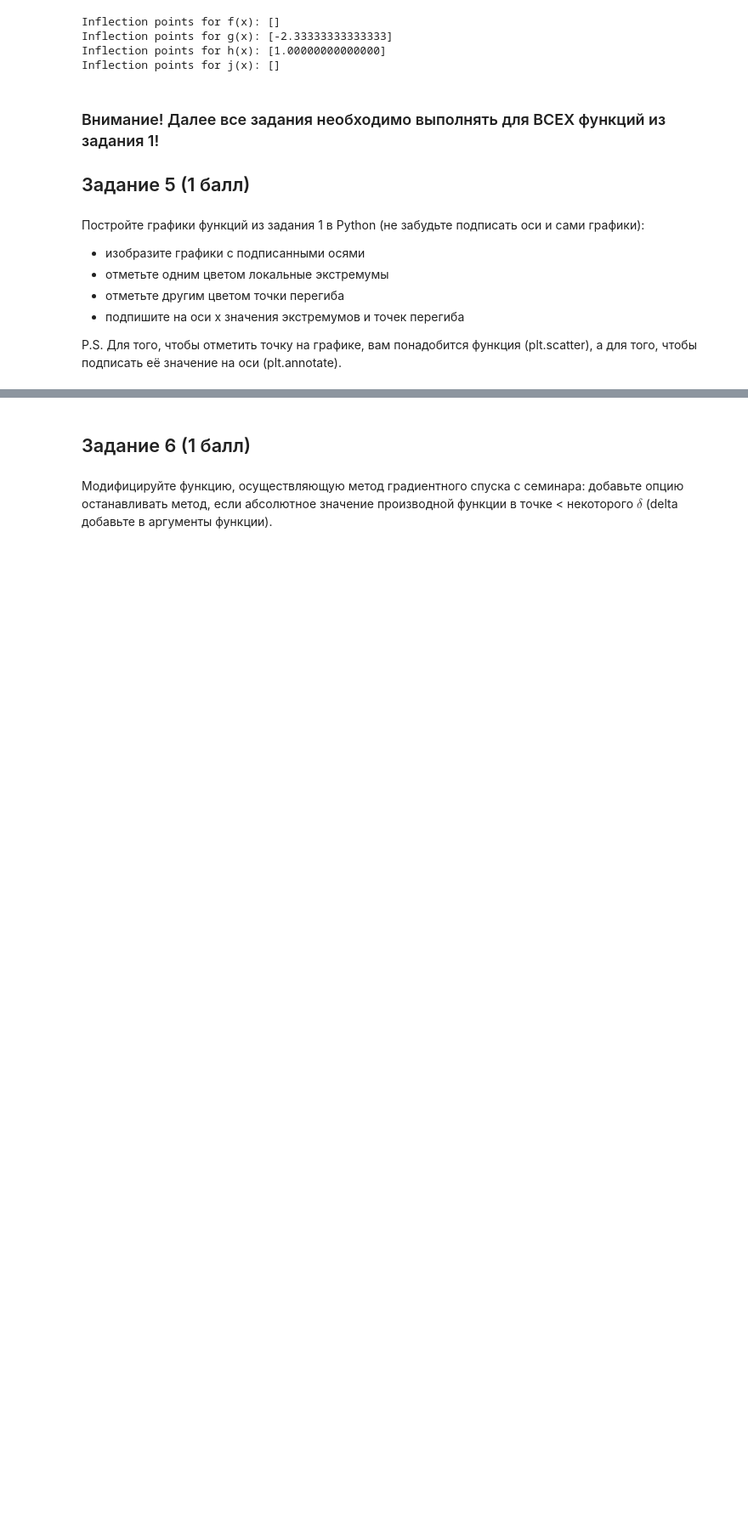
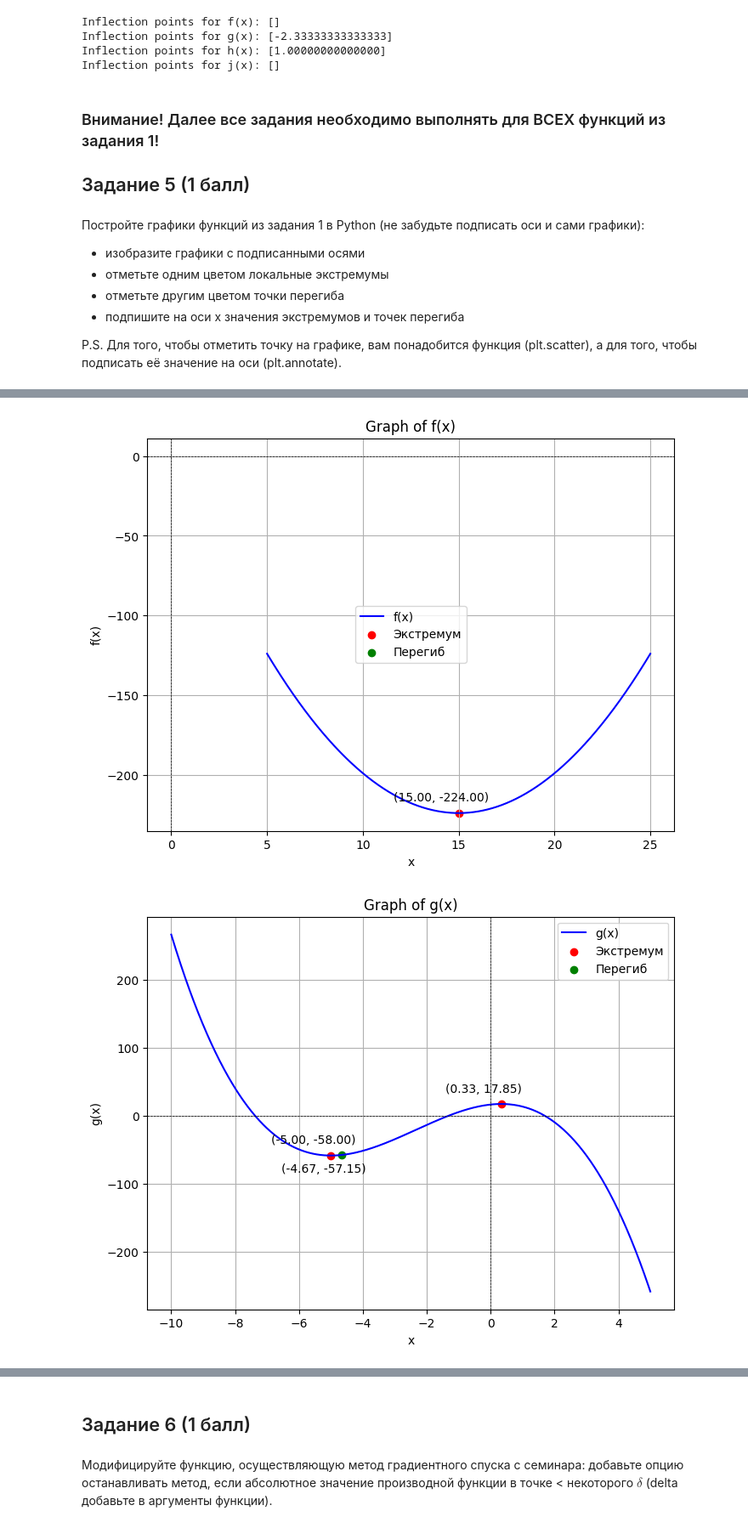
Before and after one commit to bobbobr/ml_hw, a Jupyter notebook: hw2/AI_HW2_GD_base.ipynb, the cells around one changed output, grey strips where cells are left out. Shown at 85% size. Cells and saved outputs as stored; diff of their text form; code cells hidden in the pictures; blank space fills up the shorter version.

```diff
--- a/hw2/AI_HW2_GD_base.ipynb
+++ b/hw2/AI_HW2_GD_base.ipynb
@@ -237,0 +236,63 @@ P.S. Для того, чтобы отметить точку на графике
+# %%
+import numpy as np
+import matplotlib.pyplot as plt
+
+# Define functions
+def f(x):
+    return x**2 - 30*x + 1
+
+def g(x):
+    return -x**3 - 7*x**2 + 5*x + 17
+
+def h(x):
+    return x**2 - 1/x
+
+def j(x):
+    return 1/x**5 + x**17 + 8
+
+extrema = {
+    "f": {"x": [15], "y": [f(15)]},
+    "g": {"x": [-5, 1/3], "y": [g(-5), g(1/3)]},
+    "h": {"x": [-((4)**(1/3))/2], "y": [h(-((4)**(1/3))/2)]},
+    "j": {"x": [(5/17)**(1/22), -(5/17)**(1/22)], "y": [j((5/17)**(1/22)), j(-(5/17)**(1/22))]},
+}
+
+inflections = {
+    "f": {"x": [], "y": []},
+    "g": {"x": [-14/3], "y": [g(-14/3)]},
+    "h": {"x": [1], "y": [h(1)]},
+    "j": {"x": [], "y": []},
+}
+
+functions = {
+    "f": (f, np.linspace(5, 25, 1000)),
+    "g": (g, np.linspace(-10, 5, 1000)),
+    "h": (h, np.linspace(-10, 10, 1000)[np.linspace(-5, 5, 1000) != 0]),
+    "j": (j, np.linspace(-5, 5, 1000)[np.linspace(-10, 10, 1000) != 0]),
+}
+
+for name, (func, x_vals) in functions.items():
+    y_vals = func(x_vals)
+
+    plt.figure(figsize=(8, 6))
+    plt.plot(x_vals, y_vals, label=f"{name}(x)", color="blue")
+    plt.scatter(extrema[name]["x"], extrema[name]["y"], color="red", label="Экстремум")
+    plt.scatter(inflections[name]["x"], inflections[name]["y"], color="green", label="Перегиб")
+
+    for x, y in zip(extrema[name]["x"], extrema[name]["y"]):
+        plt.annotate(f"({x:.2f}, {y:.2f})", (x, y), textcoords="offset points", xytext=(-15, 10), ha="center")
+
+    for x, y in zip(inflections[name]["x"], inflections[name]["y"]):
+        plt.annotate(f"({x:.2f}, {y:.2f})", (x, y), textcoords="offset points", xytext=(-15, -15), ha="center")
+
+    plt.axhline(0, color="black", linewidth=0.5, linestyle="--")
+    plt.axvline(0, color="black", linewidth=0.5, linestyle="--")
+    plt.title(f"Graph of {name}(x)")
+    plt.xlabel("x")
+    plt.ylabel(f"{name}(x)")
+    plt.legend()
+    plt.grid()
+    plt.show()
+# %% [output]
+[figure, added]
+[figure, added]
```
Also changed, not shown: parts of 10 cells of this notebook.
